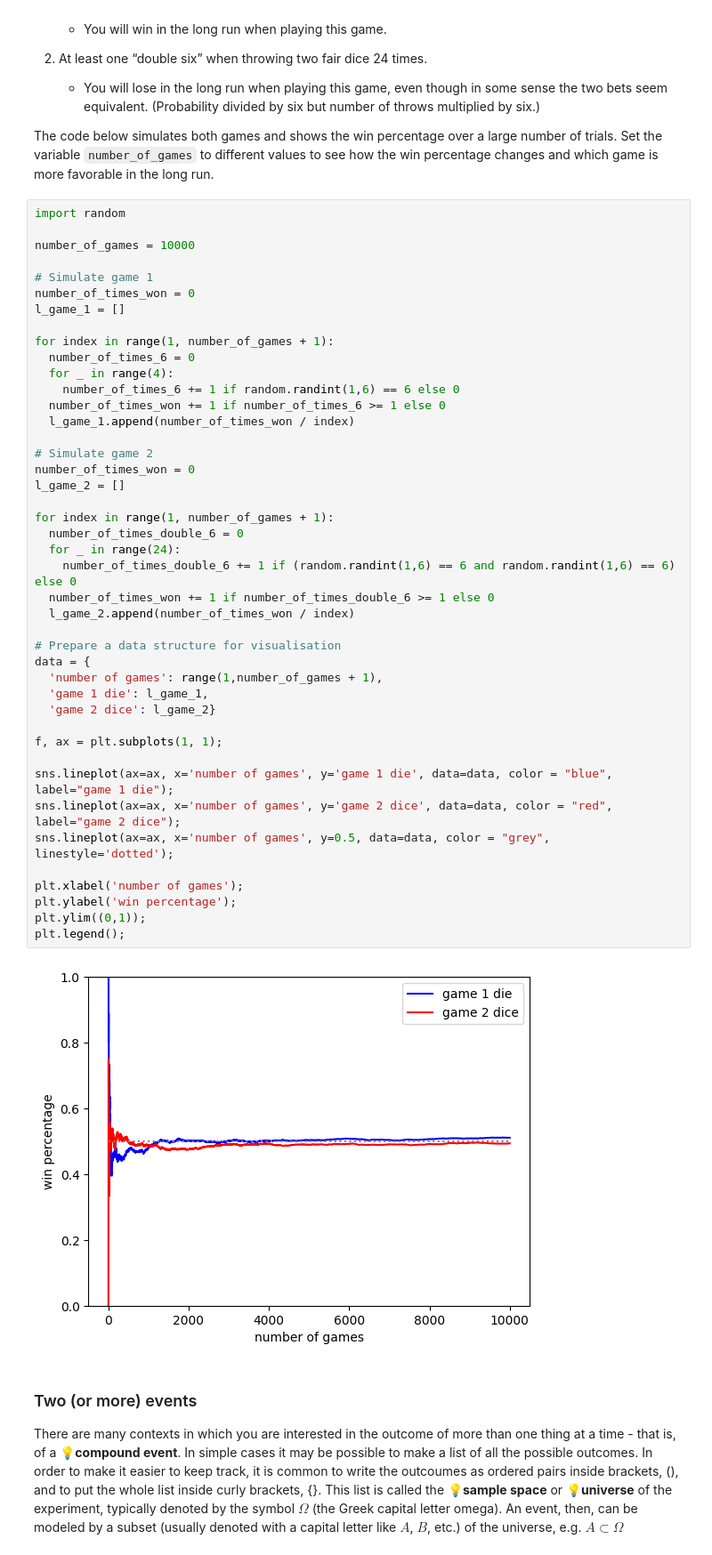
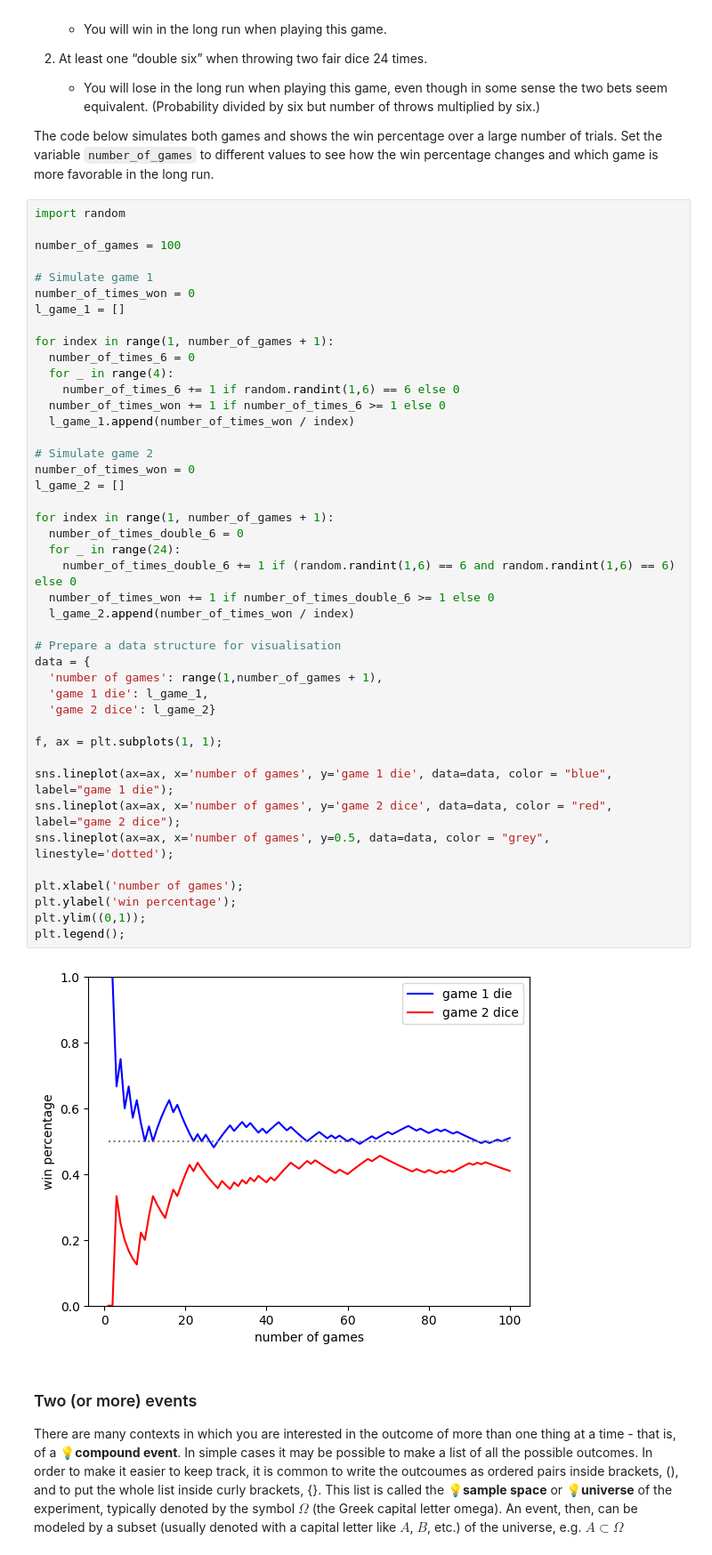
Before and after one commit to sonnycc/dsai-labs, a Jupyter notebook: 3-central-limit-testing/3.01-probability.ipynb, the cells around one changed output. Shown at 89% size. Drawn from its saved outputs; the diff is of its cells as text.

```diff
--- a/3-central-limit-testing/3.01-probability.ipynb
+++ b/3-central-limit-testing/3.01-probability.ipynb
@@ -53,7 +53,7 @@ The code below simulates both games and shows the win percentage over a large nu
 # %%
 import random
 
-number_of_games = 10000
+number_of_games = 100
 
 # Simulate game 1
 number_of_times_won = 0
@@ -67,34 +67,34 @@ for index in range(1, number_of_games + 1):
   l_game_1.append(number_of_times_won / index)
 
 # Simulate game 2
 number_of_times_won = 0
 l_game_2 = []
 
 for index in range(1, number_of_games + 1):
   number_of_times_double_6 = 0
   for _ in range(24):
     number_of_times_double_6 += 1 if (random.randint(1,6) == 6 and random.randint(1,6) == 6) else 0
   number_of_times_won += 1 if number_of_times_double_6 >= 1 else 0
   l_game_2.append(number_of_times_won / index)
 
 # Prepare a data structure for visualisation
 data = {
   'number of games': range(1,number_of_games + 1),
   'game 1 die': l_game_1,
   'game 2 dice': l_game_2}
 
 f, ax = plt.subplots(1, 1);
 
 sns.lineplot(ax=ax, x='number of games', y='game 1 die', data=data, color = "blue", label="game 1 die");
 sns.lineplot(ax=ax, x='number of games', y='game 2 dice', data=data, color = "red", label="game 2 dice");
 sns.lineplot(ax=ax, x='number of games', y=0.5, data=data, color = "grey", linestyle='dotted');
 
 plt.xlabel('number of games');
 plt.ylabel('win percentage');
 plt.ylim((0,1));
 plt.legend();
 # %% [output]
-[figure, old version]
+[figure, new version]
 # %% [markdown]
 ### Two (or more) events
 
```
Also changed, not shown: parts of 2 cells of this notebook.
